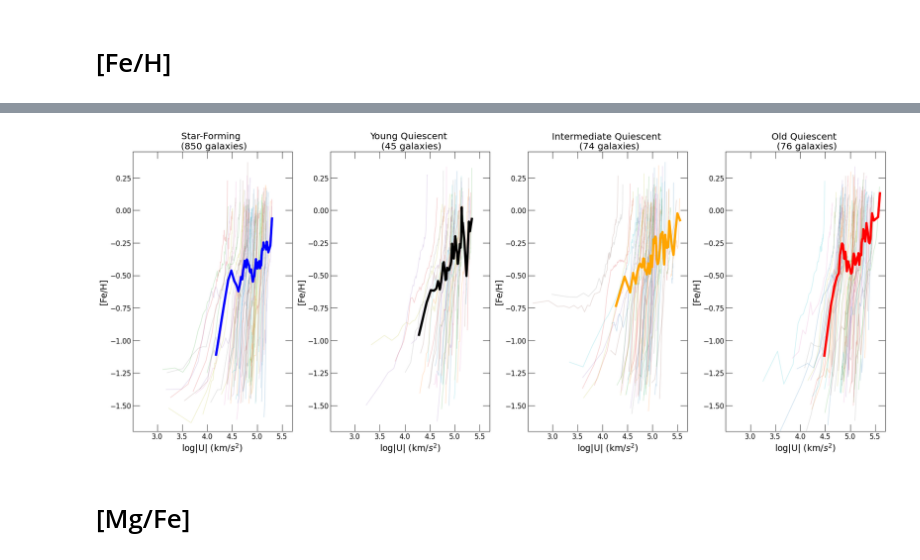
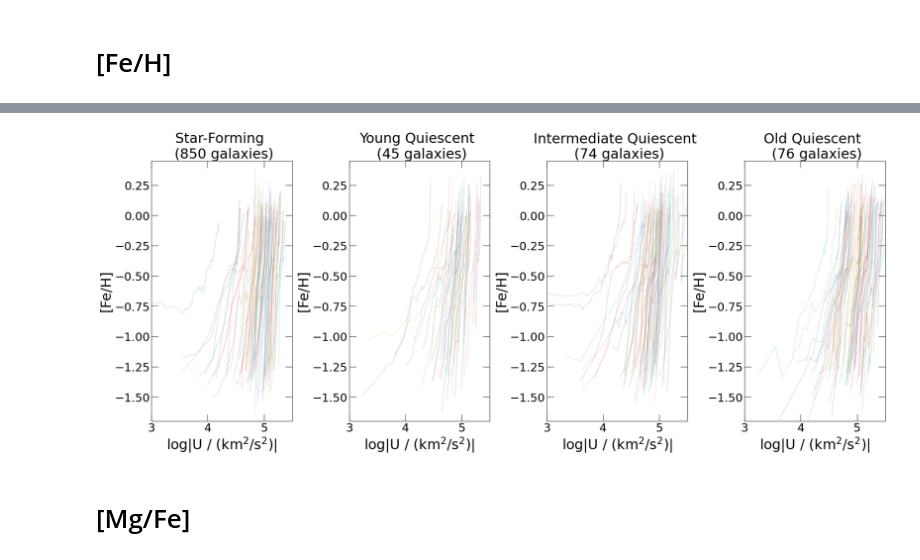
Before and after one commit to jk3sxp/Pathak_2021, a Jupyter notebook: z=2_Galaxy_Potential.ipynb, the cells around one changed output, grey strips where cells are left out. Drawn from its saved outputs; the diff is of its cells as text; code cells hidden in the pictures.

```diff
--- a/z=2_Galaxy_Potential.ipynb
+++ b/z=2_Galaxy_Potential.ipynb
@@ -269,10 +386,13 @@ f, (ax1, ax2, ax3, ax4) = plt.subplots(1, 4, sharex='none', sharey='none', figsi
 f.set_facecolor('w')
 n_bins = 50
 redshift = 2
-xmin = 2.51
-xmax = 5.7
+xmin = 3.0
+xmax = 5.5
 ymin = -1.7
 ymax = 0.45
+
+fts = 30
+ftss = 25
 
 #z=2 star-forming galaxies
 potential = np.zeros(0)
@@ -285,16 +405,16 @@ for id in np.random.choice(ids[starforming_selection], 80, replace=False):
 percentiles = np.zeros(n_bins + 1) #N+1 for N percentiles
 for i in range(1, (n_bins+1)):
     percentiles[i] = np.percentile(potential, (100/n_bins)*i)
-statistic, bin_edges, bin_number = scipy.stats.binned_statistic(potential, big_metallicity, 'median', bins=percentiles)
-ax1.plot(np.array(percentiles[1:]), np.array(statistic), c='blue', linewidth=5)
-ax1.set_title('Star-Forming \n ('+str(len(ids[starforming_selection]))+' galaxies)', fontsize=20) #
+# statistic, bin_edges, bin_number = scipy.stats.binned_statistic(potential, big_metallicity, 'median', bins=percentiles)
+# ax1.plot(np.array(percentiles[1:]), np.array(statistic), c='blue', linewidth=5)
+ax1.set_title('Star-Forming \n ('+str(len(ids[starforming_selection]))+' galaxies)', fontsize=fts) #
 ax1.set_xlim(xmin, xmax)
 ax1.set_ylim(ymin, ymax)
-ax1.set_xlabel('log|U| (km/$s^2$)', fontsize=19)
-ax1.set_ylabel('[Fe/H]', fontsize=19)
+ax1.set_xlabel('log|U / (km$^2$/s$^2$)|', fontsize=fts)
+ax1.set_ylabel('[Fe/H]', fontsize=fts)
 ax1.tick_params(which='major', length=15)
 ax1.tick_params(which='minor', length=8)
-ax1.tick_params(direction='in', which='both', labelsize=15, bottom=True, top=True, left=True, right=True)
+ax1.tick_params(direction='in', which='both', labelsize=ftss, bottom=True, top=True, left=True, right=True)
 #ax1.set_xticks([0.2, 1, 10], minor=False)
 #ax1.set_xticklabels(['0.2', '1', '10'])
 
@@ -309,18 +429,18 @@ for id in ids[PSB_selection]:
 percentiles = np.zeros(n_bins + 1) #N+1 for N percentiles
 for i in range(1, (n_bins+1)):
     percentiles[i] = np.percentile(potential, (100/n_bins)*i)
-statistic, bin_edges, bin_number = scipy.stats.binned_statistic(potential, big_metallicity, 'median', bins=percentiles)
-ax2.plot(np.array(percentiles[1:]), np.array(statistic), c='black', linewidth=5)
+# statistic, bin_edges, bin_number = scipy.stats.binned_statistic(potential, big_metallicity, 'median', bins=percentiles)
+# ax2.plot(np.array(percentiles[1:]), np.array(statistic), c='black', linewidth=5)
 # statistic, bin_edges, bin_number = scipy.stats.binned_statistic(potential, big_metallicity, 'median', bins=n_bins)
 # ax2.plot(np.array((bin_edges[1:]+bin_edges[:-1])/2), np.log10(np.array(statistic)), c='black', linewidth=5)
-ax2.set_title('Young Quiescent \n ('+str(len(ids[PSB_selection]))+' galaxies)', fontsize=20)
+ax2.set_title('Young Quiescent \n ('+str(len(ids[PSB_selection]))+' galaxies)', fontsize=fts)
 ax2.set_xlim(xmin, xmax)
 ax2.set_ylim(ymin, ymax)
-ax2.set_xlabel('log|U| (km/$s^2$)', fontsize=19)
-ax2.set_ylabel('[Fe/H]', fontsize=19)
+ax2.set_xlabel('log|U / (km$^2$/s$^2$)|', fontsize=fts)
+ax2.set_ylabel('[Fe/H]', fontsize=fts)
 ax2.tick_params(which='major', length=15)
 ax2.tick_params(which='minor', length=8)
-ax2.tick_params(direction='in', which='both', labelsize=15, bottom=True, top=True, left=True, right=True)
+ax2.tick_params(direction='in', which='both', labelsize=ftss, bottom=True, top=True, left=True, right=True)
 #ax2.set_xticks([0.2, 1, 10], minor=False)
 #ax2.set_xticklabels(['0.2', '1', '10'])
 
@@ -335,46 +455,48 @@ for id in ids[intermediate_quiescent_selection]:
 percentiles = np.zeros(n_bins + 1) #N+1 for N percentiles
 for i in range(1, (n_bins+1)):
     percentiles[i] = np.percentile(potential, (100/n_bins)*i)
-statistic, bin_edges, bin_number = scipy.stats.binned_statistic(potential, big_metallicity, 'median', bins=percentiles)
-ax3.plot(np.array(percentiles[1:]), np.array(statistic), c='orange', linewidth=5)
-ax3.set_title('Intermediate Quiescent \n ('+str(len(ids[intermediate_quiescent_selection]))+' galaxies)', fontsize=20) #
+# statistic, bin_edges, bin_number = scipy.stats.binned_statistic(potential, big_metallicity, 'median', bins=percentiles)
+# ax3.plot(np.array(percentiles[1:]), np.array(statistic), c='orange', linewidth=5)
+ax3.set_title('Intermediate Quiescent \n ('+str(len(ids[intermediate_quiescent_selection]))+' galaxies)', fontsize=fts) #
 ax3.set_xlim(xmin, xmax)
 ax3.set_ylim(ymin, ymax)
-ax3.set_xlabel('log|U| (km/$s^2$)', fontsize=19)
-ax3.set_ylabel('[Fe/H]', fontsize=19)
+ax3.set_xlabel('log|U / (km$^2$/s$^2$)|', fontsize=fts)
+ax3.set_ylabel('[Fe/H]', fontsize=fts)
 ax3.tick_params(which='major', length=15)
 ax3.tick_params(which='minor', length=8)
-ax3.tick_params(direction='in', which='both', labelsize=15, bottom=True, top=True, left=True, right=True)
+ax3.tick_params(direction='in', which='both', labelsize=ftss, bottom=True, top=True, left=True, right=True)
 #ax3.set_xticks([0.2, 1, 10], minor=False)
 #ax3.set_xticklabels(['0.2', '1', '10'])
 
 #z=2 old quiescent galaxies
 potential = np.zeros(0)
 big_metallicity = np.zeros(0)
 for id in ids[old_quiescent_selection]:
     yy, logFeH, xx, grav = metals_profile(id=id, redshift=redshift, num='iron', den='hydrogen', n_bins=n_bins, axis='potential')
     big_metallicity = np.concatenate((big_metallicity, logFeH[1:-2]), axis = None)
     ax4.plot(xx[1:-2], yy[1:-2], alpha = 0.2)
     potential = np.concatenate((potential, grav[1:-2]), axis = None)
 percentiles = np.zeros(n_bins + 1) #N+1 for N percentiles
 for i in range(1, (n_bins+1)):
     percentiles[i] = np.percentile(potential, (100/n_bins)*i)
-statistic, bin_edges, bin_number = scipy.stats.binned_statistic(potential, big_metallicity, 'median', bins=percentiles)
-ax4.plot(np.array(percentiles[1:]), np.array(statistic), c='red', linewidth=5)
-ax4.set_title('Old Quiescent \n ('+str(len(ids[old_quiescent_selection]))+' galaxies)', fontsize=20)
+# statistic, bin_edges, bin_number = scipy.stats.binned_statistic(potential, big_metallicity, 'median', bins=percentiles)
+# ax4.plot(np.array(percentiles[1:]), np.array(statistic), c='red', linewidth=5)
+ax4.set_title('Old Quiescent \n ('+str(len(ids[old_quiescent_selection]))+' galaxies)', fontsize=fts)
 ax4.set_xlim(xmin, xmax)
 ax4.set_ylim(ymin, ymax)
-ax4.set_xlabel('log|U| (km/$s^2$)', fontsize=19)
-ax4.set_ylabel('[Fe/H]', fontsize=19)
+ax4.set_xlabel('log|U / (km$^2$/s$^2$)|', fontsize=fts)
+ax4.set_ylabel('[Fe/H]', fontsize=fts)
 ax4.tick_params(which='major', length=15)
 ax4.tick_params(which='minor', length=8)
-ax4.tick_params(direction='in', which='both', labelsize=15, bottom=True, top=True, left=True, right=True)
+ax4.tick_params(direction='in', which='both', labelsize=ftss, bottom=True, top=True, left=True, right=True)
 #ax4.set_xticks([0.2, 1, 10], minor=False)
 #ax4.set_xticklabels(['0.2', '1', '10'])
 
 f.tight_layout()
+
+plt.savefig('FIGURES\potential.png', dpi=400)
 # %% [output]
-[figure, old version]
+[figure, new version]
 # %% [markdown]
 # [Mg/Fe]
 # %%
```
Also changed, not shown: parts of 1 cell of this notebook, 9 other files.
